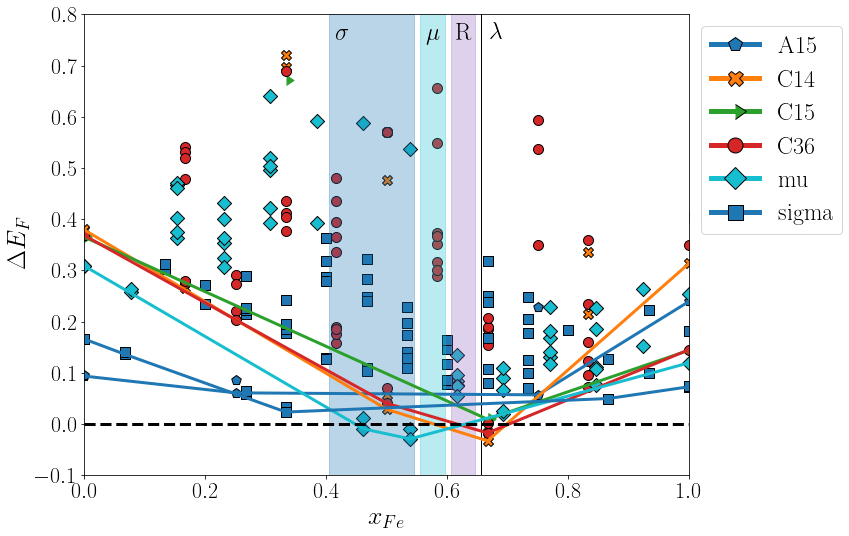
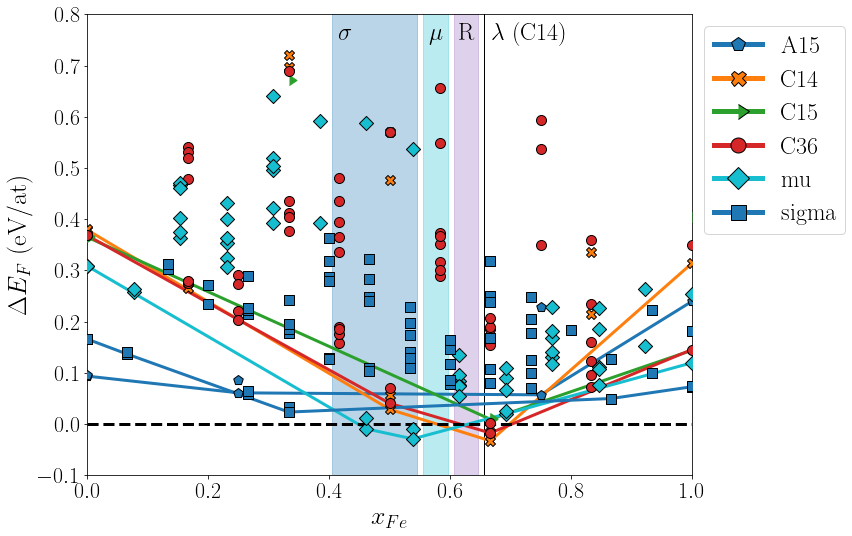
The change to this notebook cell's code, shown as a diff; its figure went from the first image to the second:
--- before
+++ after
@@ -6,13 +6,5 @@
 labels = []
 for phase, chull in CHULL.items(): #, colors ):
-    if phase == 'bcc':
-        continue
-    if phase == 'fcc':
-        continue
-    if phase == 'hcp':
-        continue
-    if phase == 'chi':
-        continue
-    if phase == 'R':
+    if phase in ['bcc', 'fcc', 'hcp', 'chi', 'R']:
         continue
     bs_phase = BS[BS.Phase == phase]
@@ -20,7 +12,10 @@
     xy[phase]= bs_phase.iloc[vertices][['Fe_pv', target_case]].sort_values(by='Fe_pv')
     ax.plot(xy[phase]['Fe_pv'].values, xy[phase][target_case].values,  color=color_seq[phase]) #label = phase_label[phase],
-    ax.scatter(bs_phase['Fe_pv'], bs_phase[target_case], s=100, edgecolor='k',marker=marker_seq[phase], linewidth=1, facecolor=color_seq[phase])
     handles.append(Line2D([0],[0], color=color_seq[phase], linewidth=5, marker = marker_seq[phase], markersize=15, markeredgecolor='k'))
     labels.append(phase)
+for phase, bs_phase in BS.groupby('Phase'):
+    if phase in ['bcc', 'fcc', 'hcp', 'chi', 'R']:
+        continue
+    ax.scatter(bs_phase['Fe_pv'], bs_phase[target_case], s=100, edgecolor='k',marker=marker_seq[phase], linewidth=1, facecolor=color_seq[phase], zorder=10)
 #    color_seq[phase] = l[0].get_color()
 for label, trange in  experimental_range.items():
@@ -35,4 +30,4 @@
 ax.set_xlim([0,1])
 ax.set_ylim([-0.1, 0.8])
-ax.set_ylabel('$\Delta E_F$')
+ax.set_ylabel('$\Delta E_F$ (eV/at)')
 fig.savefig('Fe-Mo/graphs/Figure_Fe-Mo_ConvexHulls_ExpRanges.pdf')

Commit: more advances in plots.